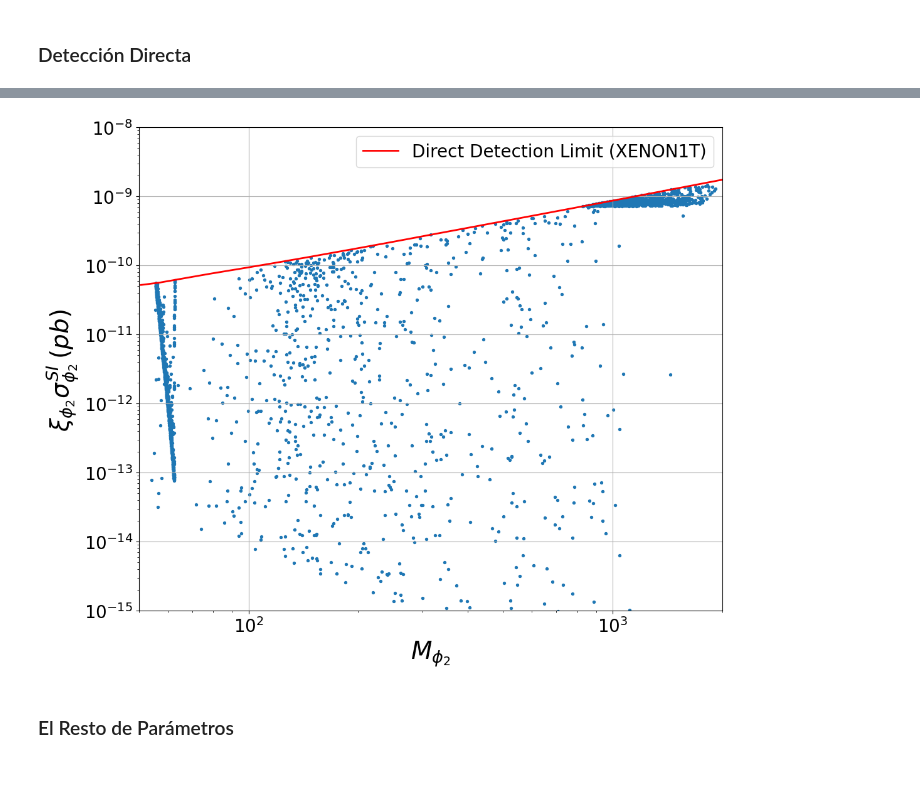
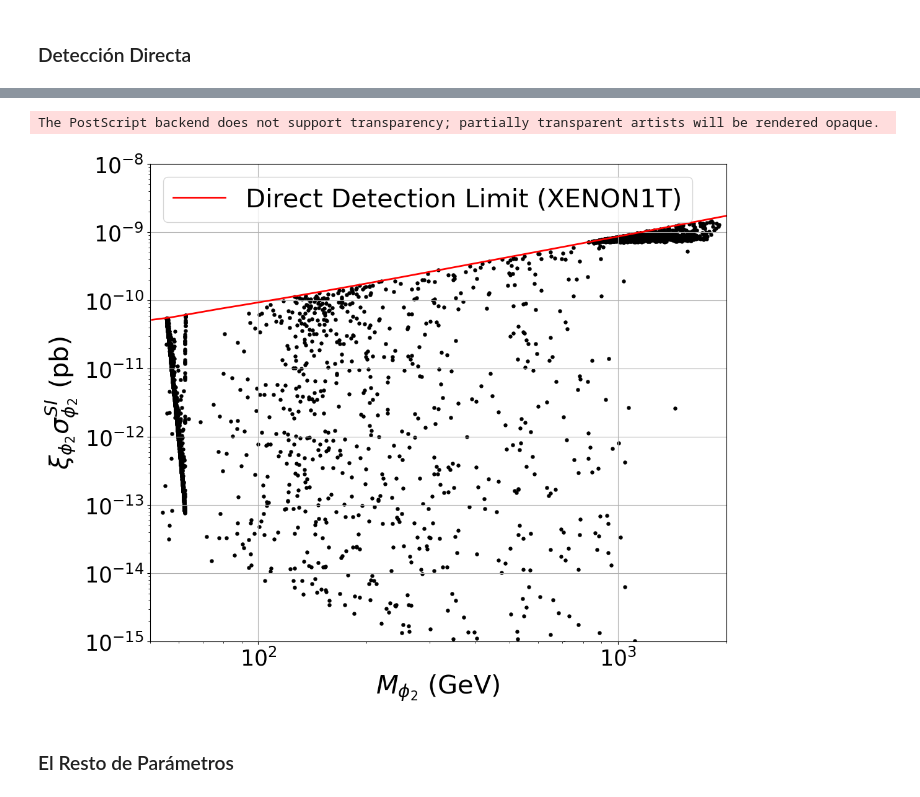
Before and after one commit to sgogoeg/tdg, a Jupyter notebook: Scripts/2SDMZ4/plots_and_analysis.ipynb, the cells around one changed output, grey strips where cells are left out. Cells and saved outputs as stored; diff of their text form; code cells hidden in the pictures.

```diff
--- a/Scripts/2SDMZ4/plots_and_analysis.ipynb
+++ b/Scripts/2SDMZ4/plots_and_analysis.ipynb
@@ -383,23 +384,24 @@ plt.show()
 # %%
 #Sigma Chi 2
 
 plt.figure(figsize=(12, 10))
-plt.scatter(data_filtered[:,2],schifiltered2, s=8)
+plt.scatter(data_filtered[:,2],schifiltered2, color = 'black', s=13)
 plt.plot(xnew, ynew, '-', color='red', linewidth=2, label='Direct Detection Limit (XENON1T)')
-plt.ylabel(r"$\xi_{\phi_2} \sigma^{SI}_{\phi_2} \, (pb)$ ", size=28)
-plt.xlabel(r"$M_{\phi_2}$", size=28)
+plt.ylabel(r"$\xi_{\phi_2} \sigma^{SI}_{\phi_2}$ (pb)", size=30)
+plt.xlabel(r"$M_{\phi_2}$ (GeV)", size=30)
 plt.xscale('log')
 plt.yscale('log')
-plt.xticks(size=20)
-plt.yticks(size=20)
+plt.xticks(size=25)
+plt.yticks(size=25)
 plt.xlim(5e1,2e3)
 plt.ylim(1e-15,1e-8)
-plt.legend(fontsize=20)
+plt.legend(fontsize=30)
 plt.grid(True)
-plt.savefig("plots/relicdensity4.png")
+plt.savefig("plots/relicdensity4.eps", bbox_inches='tight')
 plt.show()
 # %% [output]
+The PostScript backend does not support transparency; partially transparent artists will be rendered opaque.
-[figure, old version]
+[figure, new version]
 # %% [markdown]
 ### El Resto de Parámetros
 # %%
```
Also changed, not shown: parts of 8 cells of this notebook, 27 other files.
